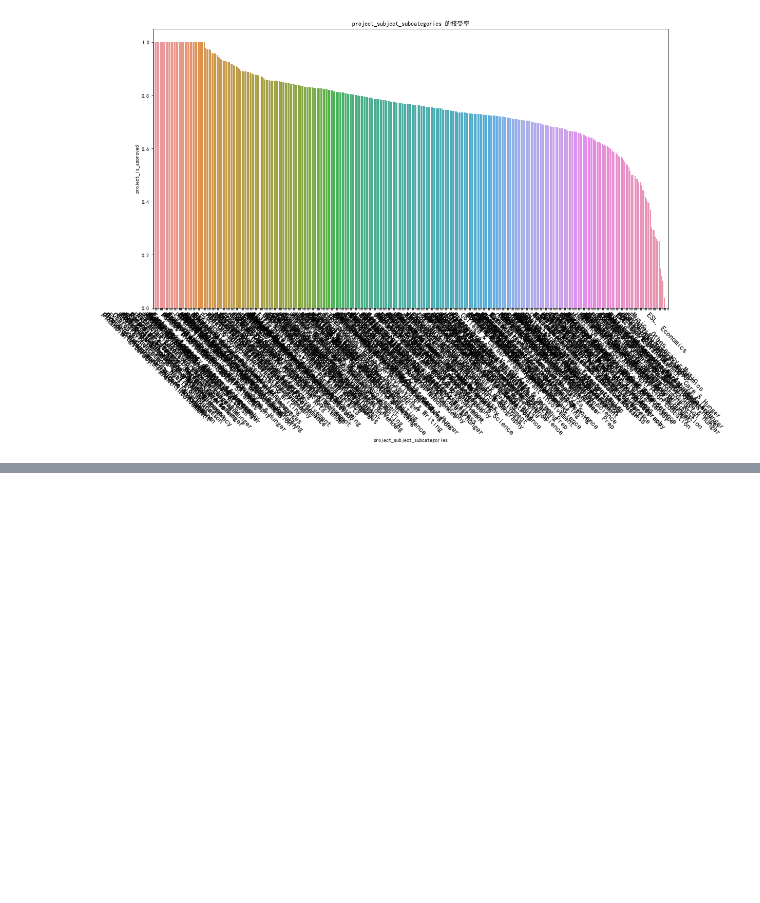
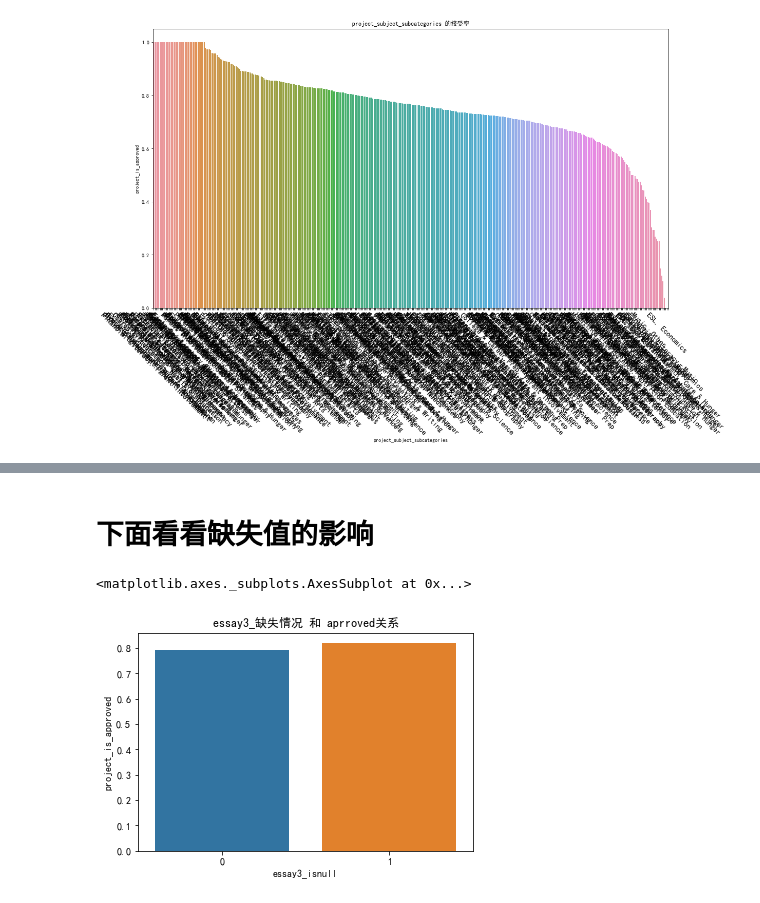
Before and after one commit to JJXiangJiaoJun/DonorsChoose.org-Application-Screening, a Jupyter notebook: NN.ipynb, the cells around one changed output, grey strips where cells are left out. Saved outputs shown, nothing was run; the diff lists cells and outputs as text; code cells hidden in the pictures; blank space fills up the shorter version.

```diff
--- a/NN.ipynb
+++ b/NN.ipynb
@@ -249,0 +275,15 @@ sns.barplot(x='project_subject_subcategories',y='project_is_approved',data =appr
+# %% [markdown]
+# 下面看看缺失值的影响
+# %%
+train_resource['essay4_isnull'] = 0
+train_resource.loc[train_resource.project_essay_4.notnull(),'essay4_isnull']=1
+# %%
+train_resource['essay3_isnull'] = 0
+train_resource.loc[train_resource.project_essay_3.notnull(),'essay3_isnull']=1
+# %%
+approved_sort_by_essay3 = train_resource[['essay3_isnull','project_is_approved']].groupby(['essay3_isnull'],as_index= False).mean().sort_values(by='project_is_approved',ascending =False)
+plt.title(u'essay3_缺失情况 和 aprroved关系')
+sns.barplot(x='essay3_isnull',y='project_is_approved',data =approved_sort_by_essay3)
+# %% [output]
+<matplotlib.axes._subplots.AxesSubplot at 0x...>
+[figure, added]
```
Also changed, not shown: parts of 25 cells of this notebook.
